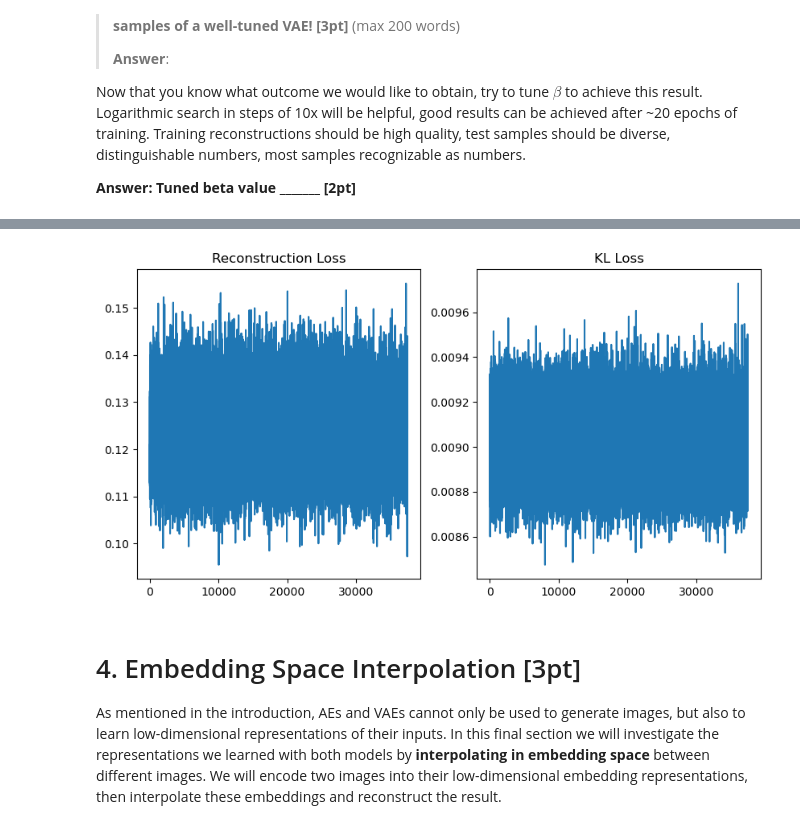
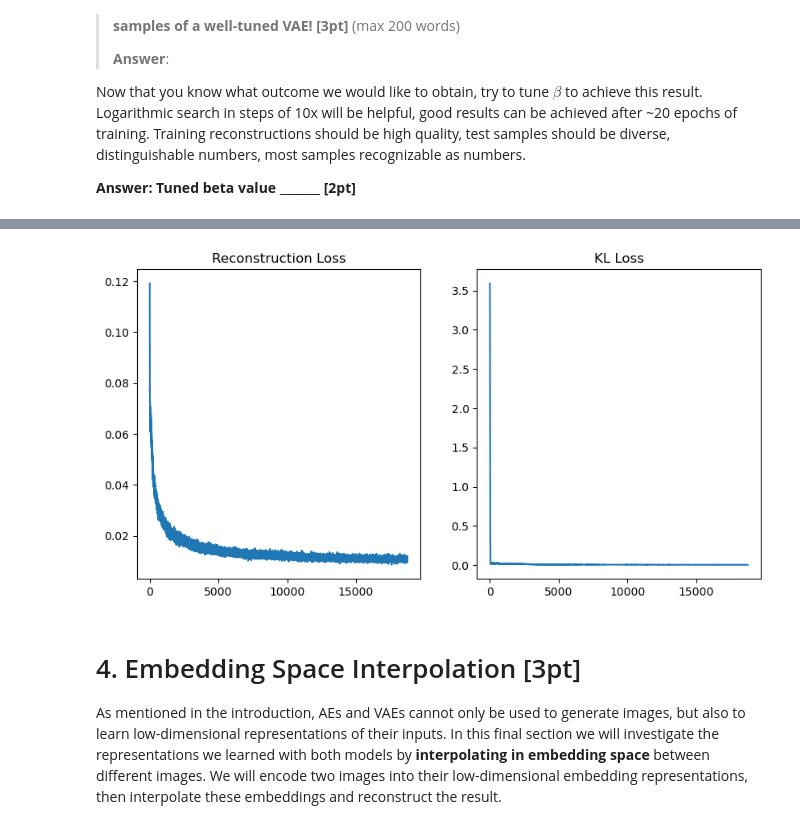
Before and after one commit to emanueltesfa/GAN-VAE, a Jupyter notebook: Problem1_VAE_v0.ipynb, the cells around one changed output, grey strips where cells are left out. Saved outputs shown, nothing was run; the diff lists cells and outputs as text; code cells hidden in the pictures.

```diff
--- a/Problem1_VAE_v0.ipynb
+++ b/Problem1_VAE_v0.ipynb
@@ -117,7 +117,7 @@ class Encoder(nn.Module):
     #        (with the next notebook cell) and visualizing the output shapes.      #
     ################################################################################
     self.net = nn.Sequential(
-      nn.Linear(input_size, 256),
+      nn.Linear(self.input_size, 256),
       nn.ReLU(),
       nn.Linear(256, 64),
       nn.ReLU(),
@@ -147,7 +147,7 @@ class Decoder(nn.Module):
       nn.ReLU(),
       nn.Linear(64, 256),
       nn.ReLU(),
-      nn.Linear(256, output_size)
+      nn.Linear(256, self.output_size)
     )
 
     ################################ END TODO #######################################
@@ -159,7 +159,7 @@ class Decoder(nn.Module):
 # %%
 # To test your encoder/decoder, let's encode/decode some sample images
 # first, make a PyTorch DataLoader object to sample data batches
-batch_size = 32
+batch_size = 64
 nworkers = 2        # number of workers used for efficient data loading
 
 ####################################################################################
@@ -570,7 +518,7 @@ nz = 32
 beta = 0
 
 ####################################### TODO #######################################
-epochs = 10    # recommended 5-20 epochs
+epochs = 20    # recommended 5-20 epochs
 #################################### END TODO ######################################
 
 # build VAE model
@@ -605,29 +553,15 @@ for ep in range(epochs):
   #       training loss. It outputs the total training loss and a dict containing    #
   #       the breakdown of reconstruction and KL loss.                               #
   ####################################################################################
-  loss = 0
   for indx, (img, _) in enumerate(mnist_data_loader): # index and img,label tuple
-    #img = img.to(device)
     optimizer.zero_grad()
-    batch_features = torch.reshape(img, (img.size()[0], -1))
-    #print("features ", batch_features.size())
+    batch_features = torch.reshape(img, (-1, 784) ).to(device)
     vae_output = vae_model(batch_features)
-    #print("original features:" , img.shape, "batch features: ", batch_features.shape,  "q output: ", q_output.shape, "rec output: ", rec_output.shape)
-    """tot, losses = vae_model.loss(batch_features,rec_output)
-    losses.backward()
-    optimizer.step()
-    total_loss = losses[0].item()
-    #print("total loss", total_loss)
-    losses = losses[1]
+    total_loss, losses = vae_model.loss(batch_features, outputs=vae_output)
     rec_loss.append(losses['rec_loss']); kl_loss.append(losses['kl_loss'])
-    #total_loss = rec_loss+kl_loss"""
-    total_loss, losses = vae_model.loss(batch_features, outputs=vae_output)
-    rec_loss.append(losses['rec_loss'].detach()); kl_loss.append(losses['kl_loss'].detach())
     total_loss.backward()
-
     optimizer.step()
 
-    #print(total_loss)
     if train_it % 400 == 0:
       print("It {}: Total Loss: {}, \t Rec Loss: {},\t KL Loss: {}"\
             .format(train_it, total_loss, losses['rec_loss'], losses['kl_loss'].item()))
@@ -674,7 +622,7 @@ nz = 32
 beta = 10
 
 ####################################### TODO #######################################
-epochs = 5      # recommended 5-20 epochs
+epochs = 15   # recommended 5-20 epochs
 #################################### END TODO ######################################
 
 # build VAE model
@@ -687,6 +635,8 @@ vae_model = vae_model.train()   # set model in train mode (eg batchnorm params g
 # the given learning rate and otherwise default parameters.                        #
 ####################################################################################
 # same as AE
+from torch.optim import Adam
+optimizer = Adam(vae_model.parameters(), lr=learning_rate)
 #################################### END TODO ######################################
 
 train_it = 0
@@ -704,10 +654,9 @@ for ep in range(epochs):
   #       training loss. It outputs the total training loss and a dict containing    #
   #       the breakdown of reconstruction and KL loss.                               #
   ####################################################################################
-  loss = 0
   for indx, (img, _) in enumerate(mnist_data_loader): # index and img,label tuple
     optimizer.zero_grad()
-    batch_features = torch.reshape(img, (img.size()[0], -1))
+    batch_features = torch.reshape(img, (-1, 784) ).to(device)
     vae_output = vae_model(batch_features)
     total_loss, losses = vae_model.loss(batch_features, outputs=vae_output)
     rec_loss.append(losses['rec_loss']); kl_loss.append(losses['kl_loss'])
@@ -791,6 +740,8 @@ vae_model = vae_model.train()   # set model in train mode (eg batchnorm params g
 # the given learning rate and otherwise default parameters.                        #
 ####################################################################################
 # same as AE
+from torch.optim import Adam
+optimizer = Adam(vae_model.parameters(), lr=learning_rate)
 #################################### END TODO ######################################
 
 train_it = 0
@@ -810,7 +761,7 @@ for ep in range(epochs):
   ####################################################################################
   for indx, (img, _) in enumerate(mnist_data_loader): # index and img,label tuple
     optimizer.zero_grad()
-    batch_features = torch.reshape(img, (img.size()[0], -1))
+    batch_features = torch.reshape(img, (-1, 784) ).to(device)
     vae_output = vae_model(batch_features)
     total_loss, losses = vae_model.loss(batch_features, outputs=vae_output)
     rec_loss.append(losses['rec_loss']); kl_loss.append(losses['kl_loss'])
@@ -856,5 +807,5 @@ It 37200: Total Loss: 0.12621812522411346,       Rec Loss: 0.12577474117279053,
 Done!
-[figure, old version]
+[figure, new version]
 # %% [markdown]
 # 4. Embedding Space Interpolation [3pt]
 
```
Also changed, not shown: parts of 10 cells of this notebook, 1 other file.
